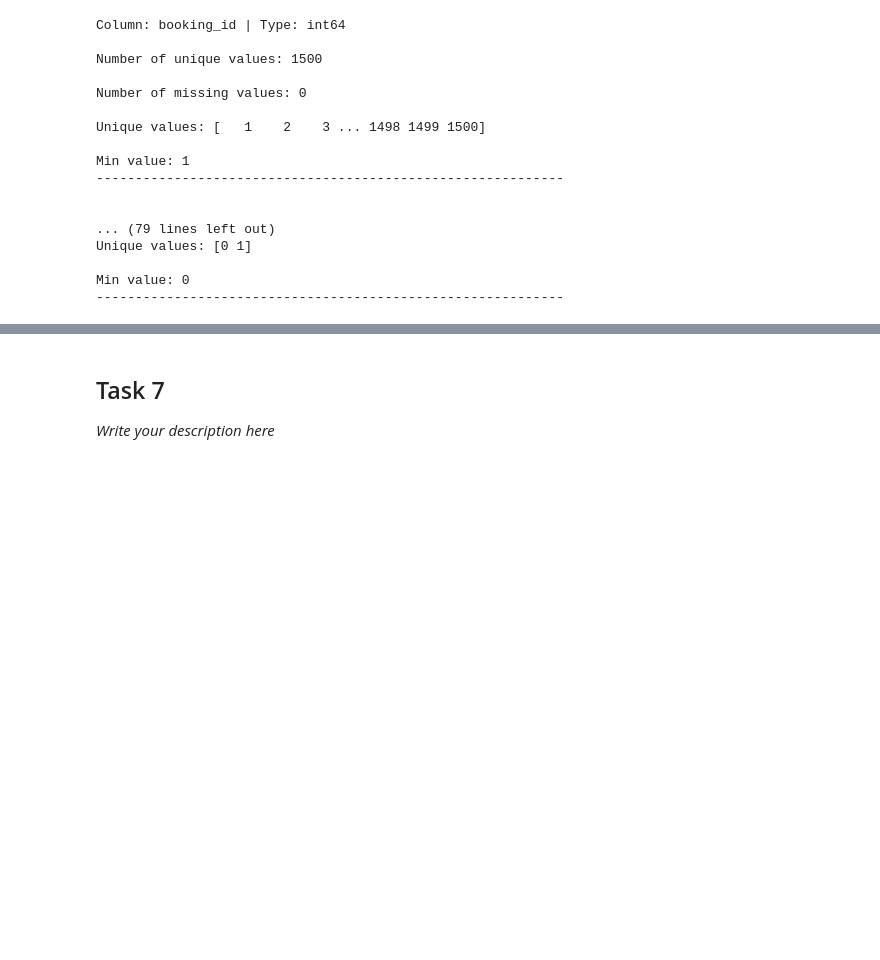
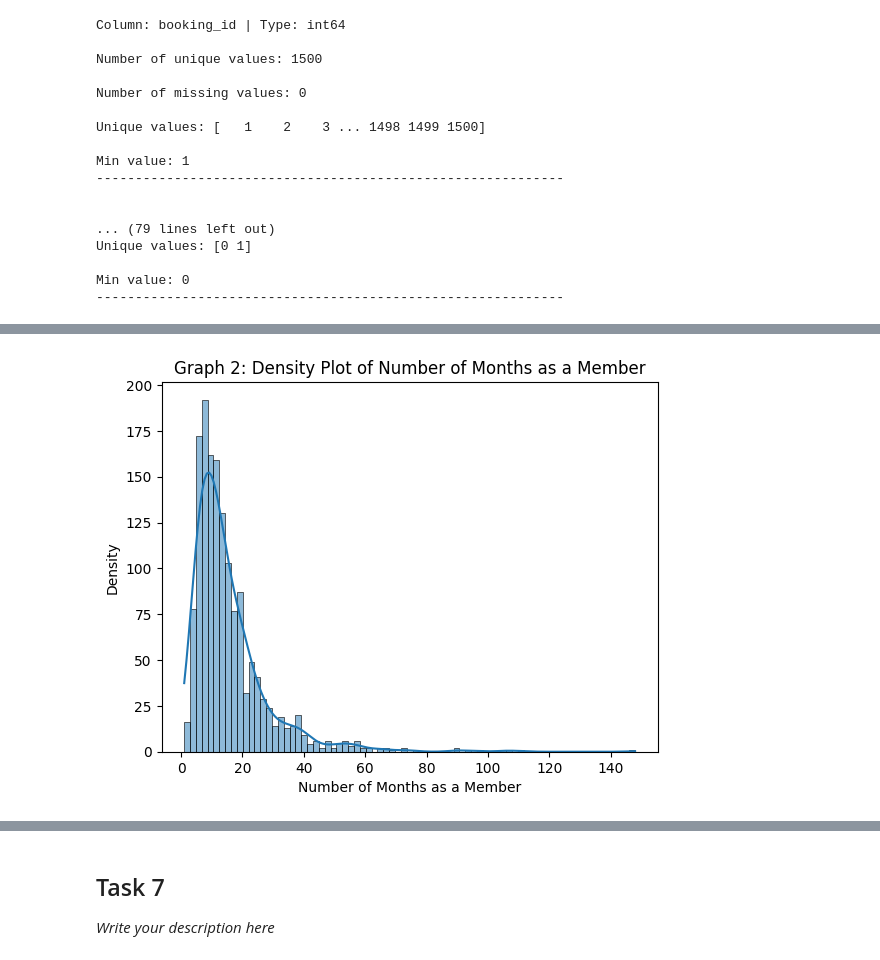
Before and after one commit to Aranaur/DataCamp-Data-Scientist-with-Python, a Jupyter notebook: Final_project/notebook.ipynb, the cells around one changed output, grey strips where cells are left out. Cells and saved outputs as stored; diff of their text form; code cells hidden in the pictures; blank space fills up the shorter version.

```diff
--- a/Final_project/notebook.ipynb
+++ b/Final_project/notebook.ipynb
@@ -111,0 +149,10 @@ Min value: 0
+# %%
+# visualization to describe the distribution of the months as a member variable
+
+sns.histplot(df_clean['months_as_member'], kde=True)
+plt.ylabel('Density')
+plt.xlabel('Number of Months as a Member')
+plt.title('Graph 2: Density Plot of Number of Months as a Member')
+plt.show()
+# %% [output]
+[figure, added]
```
Also changed, not shown: parts of 33 cells of this notebook, 6 other files.
